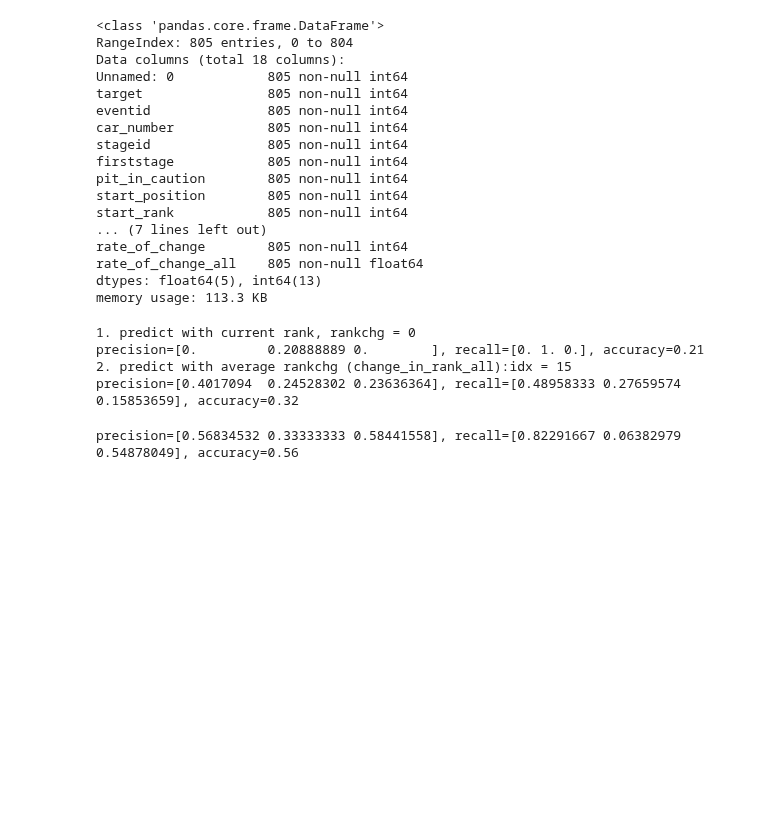
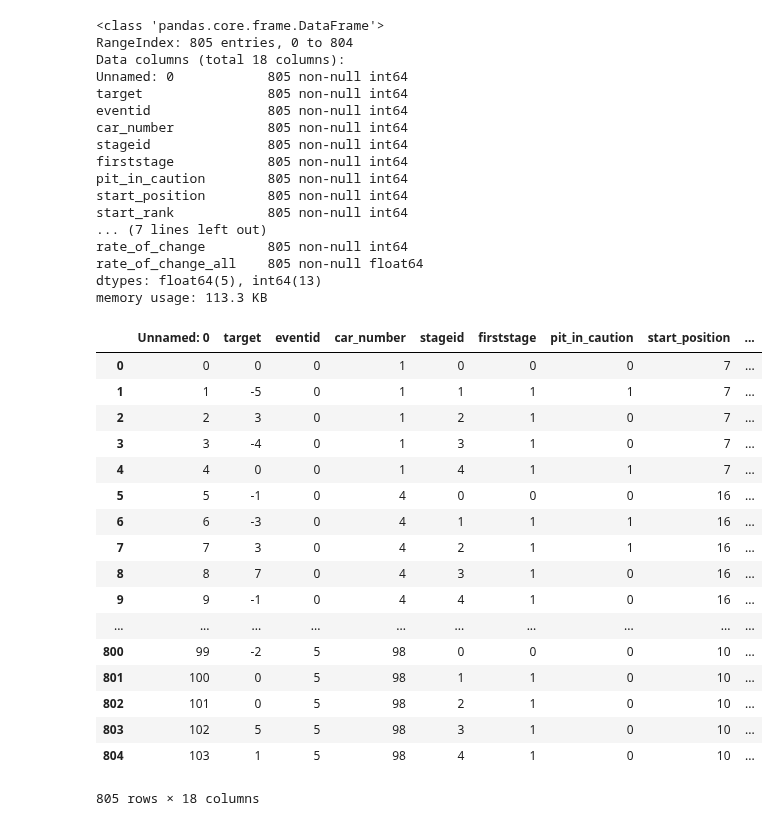
Before and after one commit to DSC-SPIDAL/rankpredictor, a Jupyter notebook: run/3.StageDataset/notebook/stage_model.ipynb, the cells around one changed output. Saved outputs shown, nothing was run; the diff lists cells and outputs as text; code cells hidden in the pictures; blank space fills up the shorter version.

```diff
--- a/run/3.StageDataset/notebook/stage_model.ipynb
+++ b/run/3.StageDataset/notebook/stage_model.ipynb
@@ -92,30 +227,21 @@ test_y = np.array([1 if x > 0 else (-1 if x < 0 else 0) for x in test[:,1]])
-# %%
-### baseline
-
-#1. predict with current rank, rankchg = 0
-print('1. predict with current rank, rankchg = 0')
-pred_y_simple = np.zeros_like(test_y)
-evaluate(test_y, pred_y_simple)
-
-#2. predict with average rankchg (change_in_rank_all):idx = 15
-print('2. predict with average rankchg (change_in_rank_all):idx = 15')
-change_in_rank_all = test[:,15]
-pred_y_avg = np.array([1 if x > 0 else (-1 if x < 0 else 0) for x in change_in_rank_all])
-evaluate(test_y, pred_y_avg)
-# %% [output]
-1. predict with current rank, rankchg = 0
-precision=[0.         0.20888889 0.        ], recall=[0. 1. 0.], accuracy=0.21
-2. predict with average rankchg (change_in_rank_all):idx = 15
-precision=[0.4017094  0.24528302 0.23636364], recall=[0.48958333 0.27659574 0.15853659], accuracy=0.32
-# %%
-### test learning models
-clf = get_classifier()
-clf.fit(train_x, train_y)
-
-pred_y = clf.predict(test_x)
-precision = metrics.precision_score(test_y, pred_y, average=None)
-recall = metrics.recall_score(test_y, pred_y, average=None)
-score = metrics.accuracy_score(test_y, pred_y)
-print('precision=%s, recall=%s, accuracy=%.2f'%(precision,recall, score))
-# %% [output]
-precision=[0.56834532 0.33333333 0.58441558], recall=[0.82291667 0.06382979 0.54878049], accuracy=0.56
+# %%
+stagedata
+# %% [output]
+|  | Unnamed: 0 | target | eventid | car_number | stageid | firststage | pit_in_caution | start_position | ... |
+| 0 | 0 | 0 | 0 | 1 | 0 | 0 | 0 | 7 | ... |
+| 1 | 1 | -5 | 0 | 1 | 1 | 1 | 1 | 7 | ... |
+| 2 | 2 | 3 | 0 | 1 | 2 | 1 | 0 | 7 | ... |
+| 3 | 3 | -4 | 0 | 1 | 3 | 1 | 0 | 7 | ... |
+| 4 | 4 | 0 | 0 | 1 | 4 | 1 | 1 | 7 | ... |
+| 5 | 5 | -1 | 0 | 4 | 0 | 0 | 0 | 16 | ... |
+| 6 | 6 | -3 | 0 | 4 | 1 | 1 | 1 | 16 | ... |
+| 7 | 7 | 3 | 0 | 4 | 2 | 1 | 1 | 16 | ... |
+| 8 | 8 | 7 | 0 | 4 | 3 | 1 | 0 | 16 | ... |
+| 9 | 9 | -1 | 0 | 4 | 4 | 1 | 0 | 16 | ... |
+| ... | ... | ... | ... | ... | ... | ... | ... | ... | ... |
+| 800 | 99 | -2 | 5 | 98 | 0 | 0 | 0 | 10 | ... |
+| 801 | 100 | 0 | 5 | 98 | 1 | 1 | 0 | 10 | ... |
+| 802 | 101 | 0 | 5 | 98 | 2 | 1 | 0 | 10 | ... |
+| 803 | 102 | 5 | 5 | 98 | 3 | 1 | 0 | 10 | ... |
+| 804 | 103 | 1 | 5 | 98 | 4 | 1 | 0 | 10 | ... |
+805 rows × 18 columns
```
Also changed, not shown: parts of 8 cells of this notebook, 3 other files.
